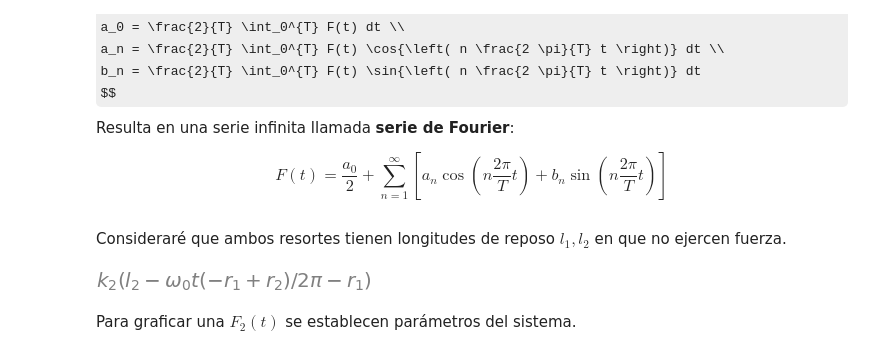
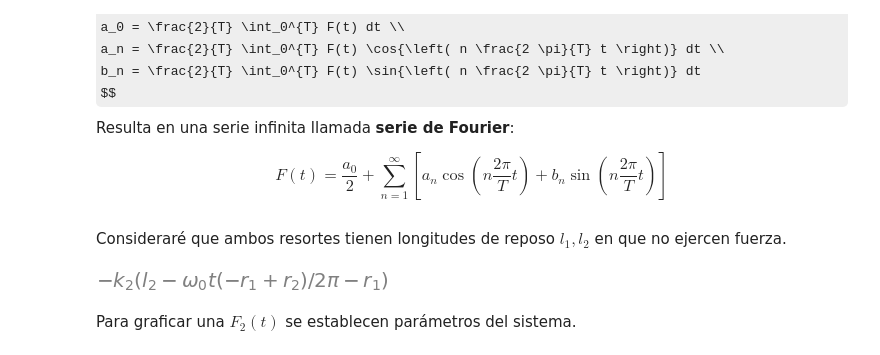
Before and after one commit to bettachini/MecanicaAnaliticaComputacional, a Jupyter notebook: 11Vibraciones1GdL/notebooks/arbitrario1GdL.ipynb, the cells around one changed output. Drawn from its saved outputs; the diff is of its cells as text; code cells hidden in the pictures; some formulas as TeX source.

```diff
--- a/11Vibraciones1GdL/notebooks/arbitrario1GdL.ipynb
+++ b/11Vibraciones1GdL/notebooks/arbitrario1GdL.ipynb
@@ -59,10 +59,10 @@ Consideraré que ambos resortes tienen longitudes de reposo $l_1, l_2$ en que no
 # %%
 T0 = 2* sym.pi/ omega0
 y = r1+ (r2- r1)* (t/T0)
-F2 = k2* (l2- y)
+F2 = -k2* (l2- y)
 F2
 # %% [output]
-[figure, old version]
+[figure, new version]
 # %% [markdown]
 Para graficar una $F_2(t)$ se establecen parámetros del sistema.
 # %%
```
Also changed, not shown: parts of 9 cells of this notebook, 2 other files.
